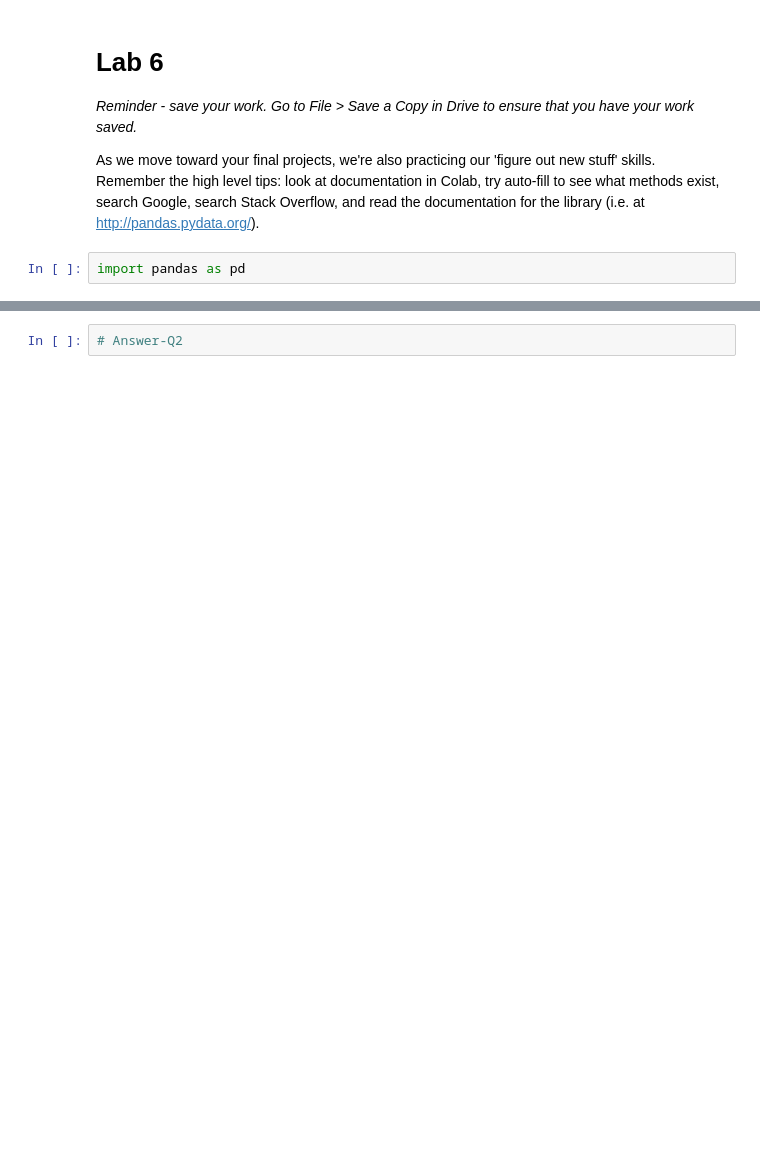
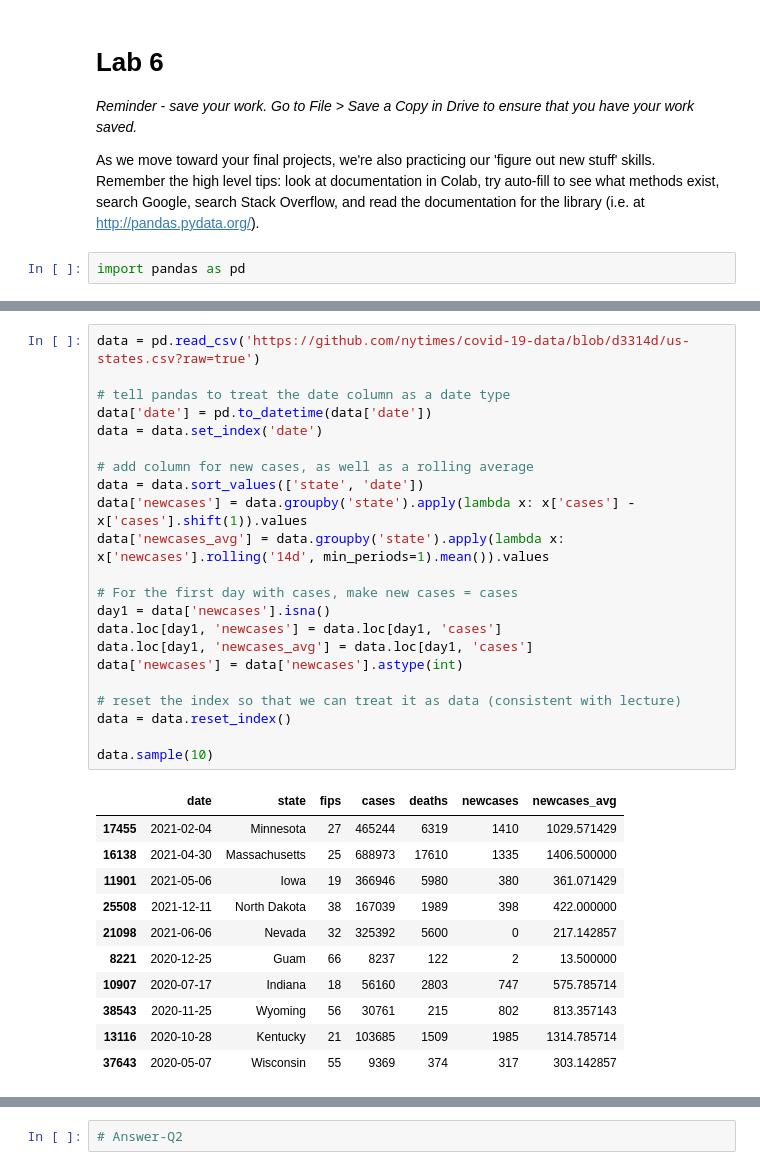
Before and after one commit to organisciak/Scripting-Course, a Jupyter notebook: labs/06-visualization-lab.ipynb, the cells around one changed output, grey strips where cells are left out. Drawn from its saved outputs; the diff is of its cells as text; blank space fills up the shorter version.

```diff
--- a/labs/06-visualization-lab.ipynb
+++ b/labs/06-visualization-lab.ipynb
@@ -43,0 +15,34 @@ Q1) Which Race+Gender is represented in the above plot (*4pts*):
+# %%
+data = pd.read_csv('https://github.com/nytimes/covid-19-data/blob/d3314d/us-states.csv?raw=true')
+
+# tell pandas to treat the date column as a date type
+data['date'] = pd.to_datetime(data['date'])
+data = data.set_index('date')
+
+# add column for new cases, as well as a rolling average
+data = data.sort_values(['state', 'date'])
+data['newcases'] = data.groupby('state').apply(lambda x: x['cases'] - x['cases'].shift(1)).values
+data['newcases_avg'] = data.groupby('state').apply(lambda x: x['newcases'].rolling('14d', min_periods=1).mean()).values
+
+# For the first day with cases, make new cases = cases
+day1 = data['newcases'].isna()
+data.loc[day1, 'newcases'] = data.loc[day1, 'cases']
+data.loc[day1, 'newcases_avg'] = data.loc[day1, 'cases']
+data['newcases'] = data['newcases'].astype(int)
+
+# reset the index so that we can treat it as data (consistent with lecture)
+data = data.reset_index()
+
+data.sample(10)
+# %% [output]
+|  | date | state | fips | cases | deaths | newcases | newcases_avg |
+| 17455 | 2021-02-04 | Minnesota | 27 | 465244 | 6319 | 1410 | 1029.571429 |
+| 16138 | 2021-04-30 | Massachusetts | 25 | 688973 | 17610 | 1335 | 1406.500000 |
+| 11901 | 2021-05-06 | Iowa | 19 | 366946 | 5980 | 380 | 361.071429 |
+| 25508 | 2021-12-11 | North Dakota | 38 | 167039 | 1989 | 398 | 422.000000 |
+| 21098 | 2021-06-06 | Nevada | 32 | 325392 | 5600 | 0 | 217.142857 |
+| 8221 | 2020-12-25 | Guam | 66 | 8237 | 122 | 2 | 13.500000 |
+| 10907 | 2020-07-17 | Indiana | 18 | 56160 | 2803 | 747 | 575.785714 |
+| 38543 | 2020-11-25 | Wyoming | 56 | 30761 | 215 | 802 | 813.357143 |
+| 13116 | 2020-10-28 | Kentucky | 21 | 103685 | 1509 | 1985 | 1314.785714 |
+| 37643 | 2020-05-07 | Wisconsin | 55 | 9369 | 374 | 317 | 303.142857 |
```
Also changed, not shown: parts of 19 cells of this notebook, 3 other files.
